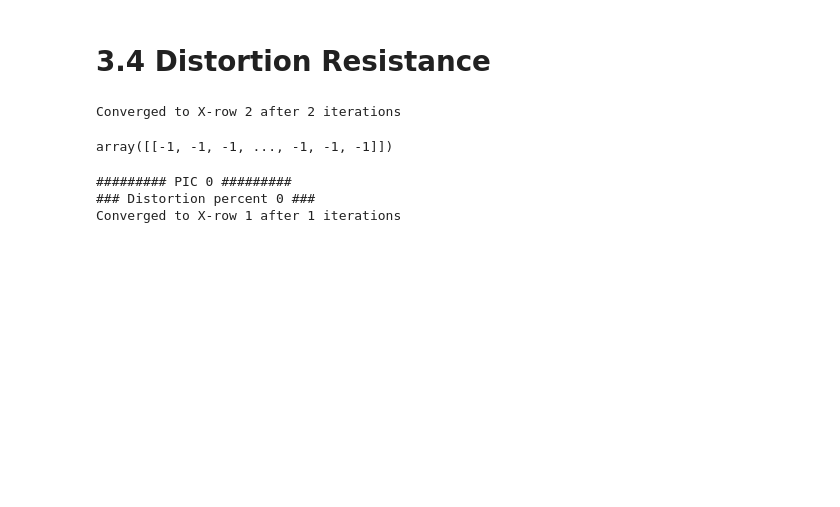
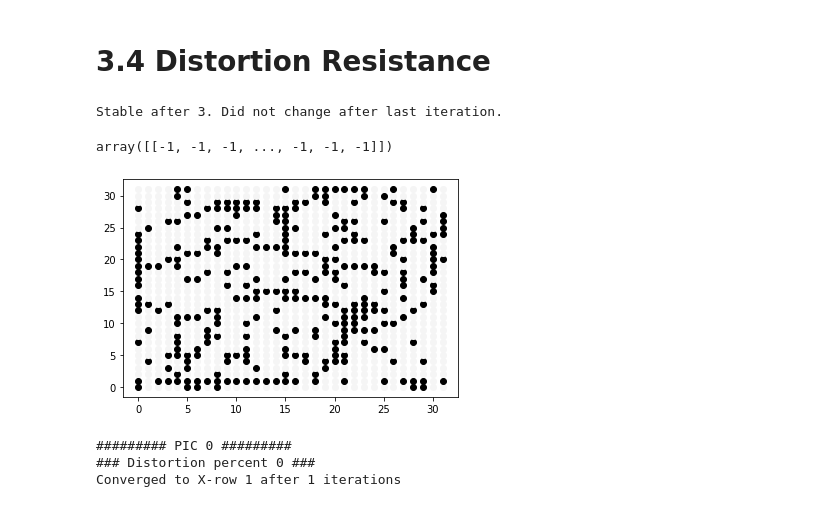
Before and after one commit to mattiasgullstrand/ANN_lab1, a Jupyter notebook: Assignment 3/exercise_3.1.ipynb, the cells around one changed output. Drawn from its saved outputs; the diff is of its cells as text; code cells hidden in the pictures; blank space fills up the shorter version.

```diff
--- a/Assignment 3/exercise_3.1.ipynb
+++ b/Assignment 3/exercise_3.1.ipynb
@@ -378,6 +394,6 @@ hop_net_energy.attractor_dict
  1: array([[-1, -1, -1, ..., -1, -1, -1]]),
  2: array([[1, 1, 1, ..., 1, 1, 1]])}
 # %%
-hop_net_energy.update_type = 'syn'
+hop_net_energy.update_type = 'asyn'
 new_pic = np.copy(hop_net_energy.net_out(np.copy(p10)))
 # %% [output]
@@ -482,9 +507,9 @@ p3 = np.array([all_pics[2]])
 X = np.concatenate((p1.T, p2.T, p3.T), axis = 1)
 hop_net_dist = Hopfield_Net(X)
 # %%
-hop_net_dist.net_out(np.copy(p11))
+hop_net_dist.net_out(np.copy(p10))
 # %% [output]
-Converged to X-row 2 after 2 iterations
+Stable after 3. Did not change after last iteration.
 array([[-1, -1, -1, ..., -1, -1, -1]])
 # %%
 def dist_pic(pic, dist_percent):
@@ -495,7 +520,11 @@ def dist_pic(pic, dist_percent):
         pic[0,idx] *= -1
     return pic
 # %%
-p1_dist = dist_pic(np.copy(p1), 0.)
+p1_dist = dist_pic(np.copy(p1), 0.2)
+# %%
+disp_pic(np.copy(p1_dist))
+# %% [output]
+[figure, added]
 # %%
 hop_net_dist.update_type = 'syn'
 for nr, pic in enumerate([p1, p2, p3]):
```
Also changed, not shown: parts of 17 cells of this notebook, 1 other file.
